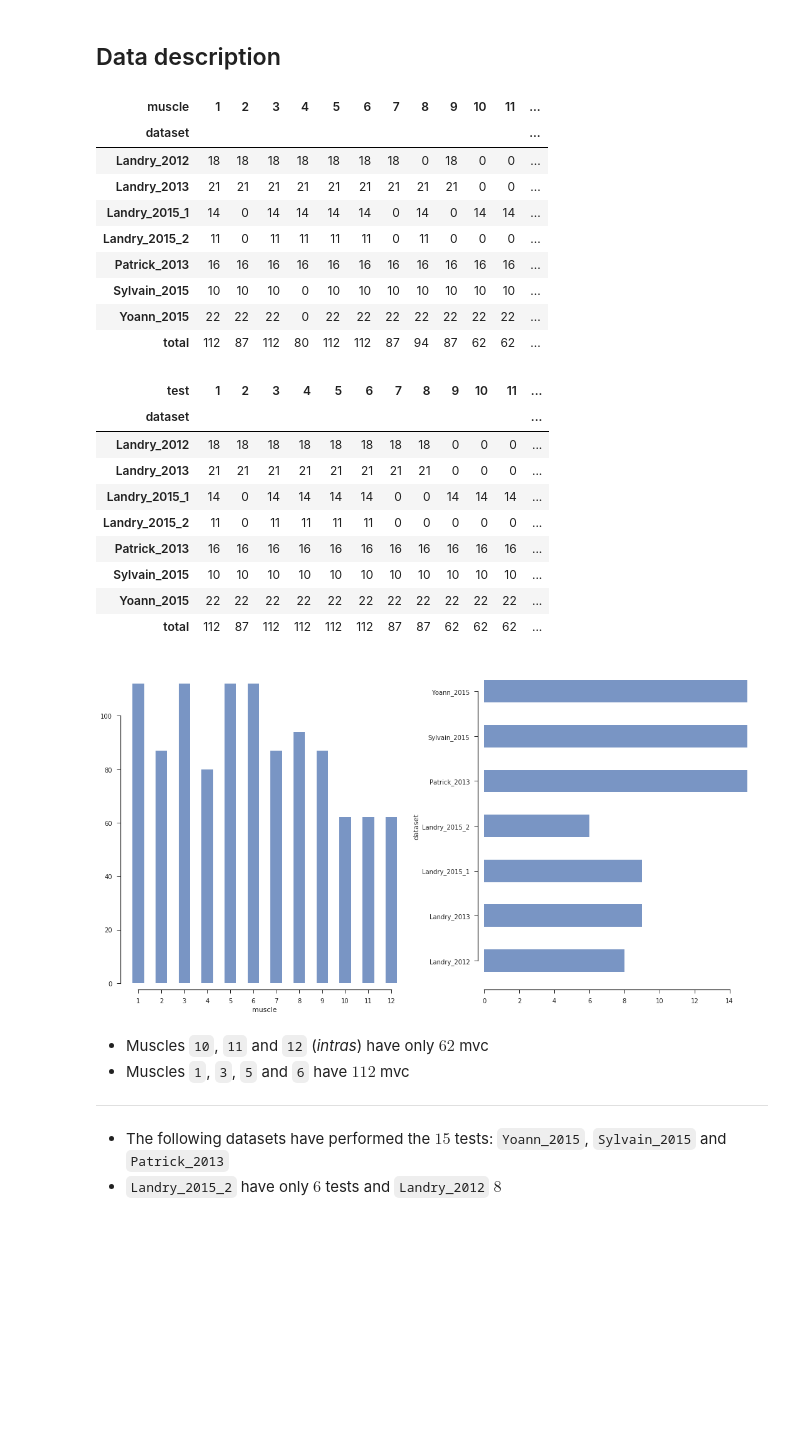
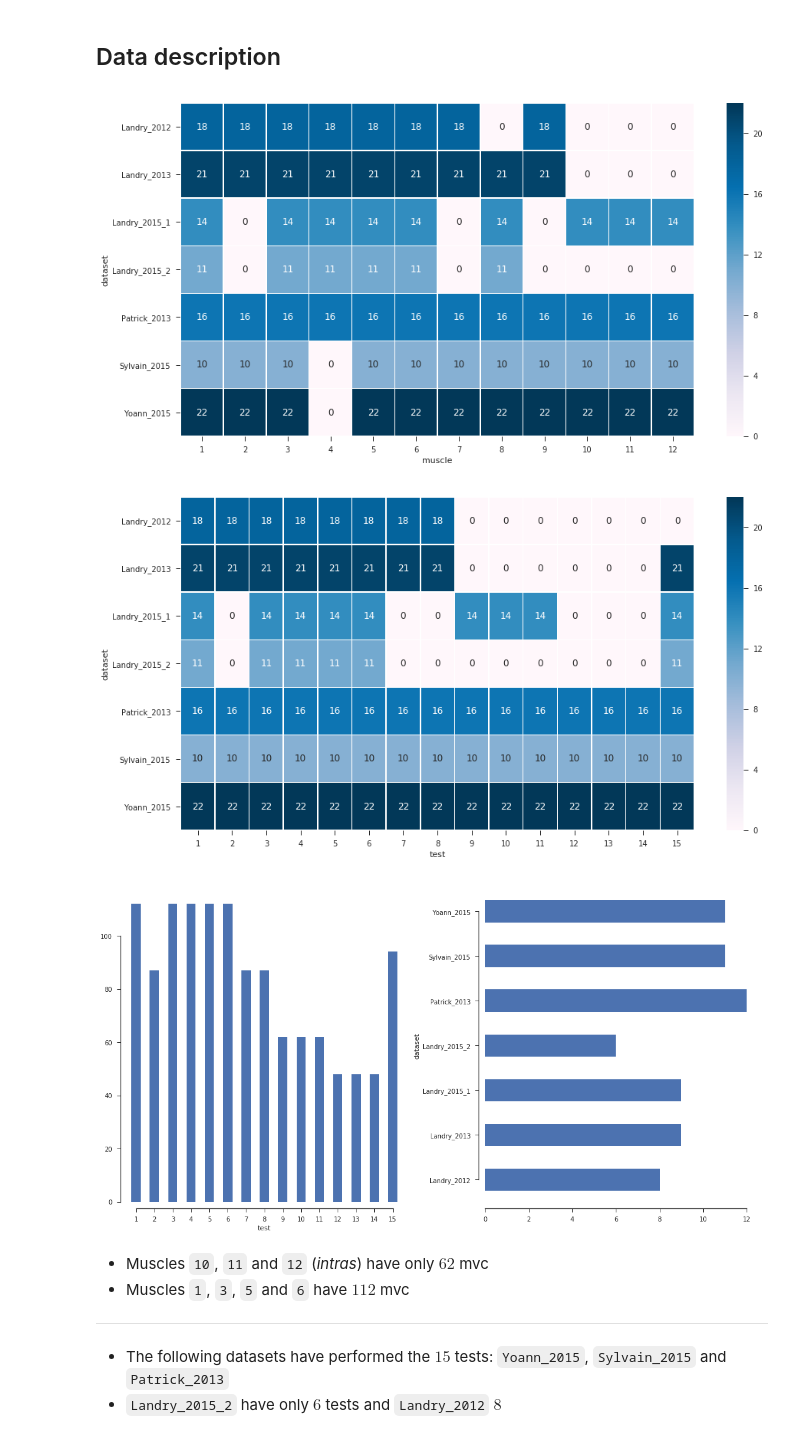
Before and after one commit to romainmartinez/mvc, a Jupyter notebook: 00_exploration.ipynb, the cells around one changed output. Drawn from its saved outputs; the diff is of its cells as text; code cells hidden in the pictures; blank space fills up the shorter version.

Commit message:
heatmap

```diff
--- a/00_exploration.ipynb
+++ b/00_exploration.ipynb
@@ -71,47 +70,33 @@ def table_count(d, values, index, columns):
     table = d.pivot_table(values, index, columns,
                           aggfunc=lambda x: len(x)/x.nunique(),
                           fill_value=0).astype(int)
-    table.loc['total'] = table.sum(axis=0)
-    table['n'] = (table != 0).astype(int).sum(axis=1)
-    return table
+    #table.loc['total'] = table.sum(axis=0)
+    #table['n'] = (table != 0).astype(int).sum(axis=1)
+    n = table.sum(axis=0)
+    total = (table != 0).astype(int).sum(axis=1)
+    fig, ax = plt.subplots(figsize=(15, 8))
+    sns.heatmap(table, annot=True, fmt="d", linewidths=.5, cmap="PuBu", ax=ax)
+    plt.show()
+    return table, n, total
 # %%
 # pivot table: muscle count
-table_muscle = table_count(df, values='test', index='dataset', columns='muscle')
-table_muscle
+table_muscle, _, total = table_count(df, values='test', index='dataset', columns='muscle')
 # %% [output]
-| muscle | 1 | 2 | 3 | 4 | 5 | 6 | 7 | 8 | 9 | 10 | 11 | ... |
-| dataset |  |  |  |  |  |  |  |  |  |  |  | ... |
-| Landry_2012 | 18 | 18 | 18 | 18 | 18 | 18 | 18 | 0 | 18 | 0 | 0 | ... |
-| Landry_2013 | 21 | 21 | 21 | 21 | 21 | 21 | 21 | 21 | 21 | 0 | 0 | ... |
-| Landry_2015_1 | 14 | 0 | 14 | 14 | 14 | 14 | 0 | 14 | 0 | 14 | 14 | ... |
-| Landry_2015_2 | 11 | 0 | 11 | 11 | 11 | 11 | 0 | 11 | 0 | 0 | 0 | ... |
-| Patrick_2013 | 16 | 16 | 16 | 16 | 16 | 16 | 16 | 16 | 16 | 16 | 16 | ... |
-| Sylvain_2015 | 10 | 10 | 10 | 0 | 10 | 10 | 10 | 10 | 10 | 10 | 10 | ... |
-| Yoann_2015 | 22 | 22 | 22 | 0 | 22 | 22 | 22 | 22 | 22 | 22 | 22 | ... |
-| total | 112 | 87 | 112 | 80 | 112 | 112 | 87 | 94 | 87 | 62 | 62 | ... |
+[figure, added]
 # %%
 # pivot table: test count
-table_test = table_count(df, values='muscle', index='dataset', columns='test')
-table_test
+table_test, n, _ = table_count(df, values='muscle', index='dataset', columns='test')
 # %% [output]
-| test | 1 | 2 | 3 | 4 | 5 | 6 | 7 | 8 | 9 | 10 | 11 | ... |
-| dataset |  |  |  |  |  |  |  |  |  |  |  | ... |
-| Landry_2012 | 18 | 18 | 18 | 18 | 18 | 18 | 18 | 18 | 0 | 0 | 0 | ... |
-| Landry_2013 | 21 | 21 | 21 | 21 | 21 | 21 | 21 | 21 | 0 | 0 | 0 | ... |
-| Landry_2015_1 | 14 | 0 | 14 | 14 | 14 | 14 | 0 | 0 | 14 | 14 | 14 | ... |
-| Landry_2015_2 | 11 | 0 | 11 | 11 | 11 | 11 | 0 | 0 | 0 | 0 | 0 | ... |
-| Patrick_2013 | 16 | 16 | 16 | 16 | 16 | 16 | 16 | 16 | 16 | 16 | 16 | ... |
-| Sylvain_2015 | 10 | 10 | 10 | 10 | 10 | 10 | 10 | 10 | 10 | 10 | 10 | ... |
-| Yoann_2015 | 22 | 22 | 22 | 22 | 22 | 22 | 22 | 22 | 22 | 22 | 22 | ... |
-| total | 112 | 87 | 112 | 112 | 112 | 112 | 87 | 87 | 62 | 62 | 62 | ... |
+[figure, added]
 # %%
 fig, (ax1, ax2) = plt.subplots(ncols=2, figsize=(15, 8))
-table_muscle.drop('n', axis=1).loc['total'].plot.bar(ax=ax1, alpha=.75)
-table_test.drop('total', axis=0)['n'].plot.barh(ax=ax2, alpha=.75)
+n.plot(kind='bar',ax=ax1)
+total.plot(kind='barh',ax=ax2)
 sns.despine(offset=10, trim=True)
 fig.tight_layout()
+plt.show()
 # %% [output]
-[figure, old version]
+[figure, new version]
 # %% [markdown]
 - Muscles `10`, `11` and `12`  (_intras_) have only $62$ mvc
 - Muscles `1`, `3`, `5` and `6` have $112$ mvc
```
Also changed, not shown: parts of 6 cells of this notebook, 1 other file.
